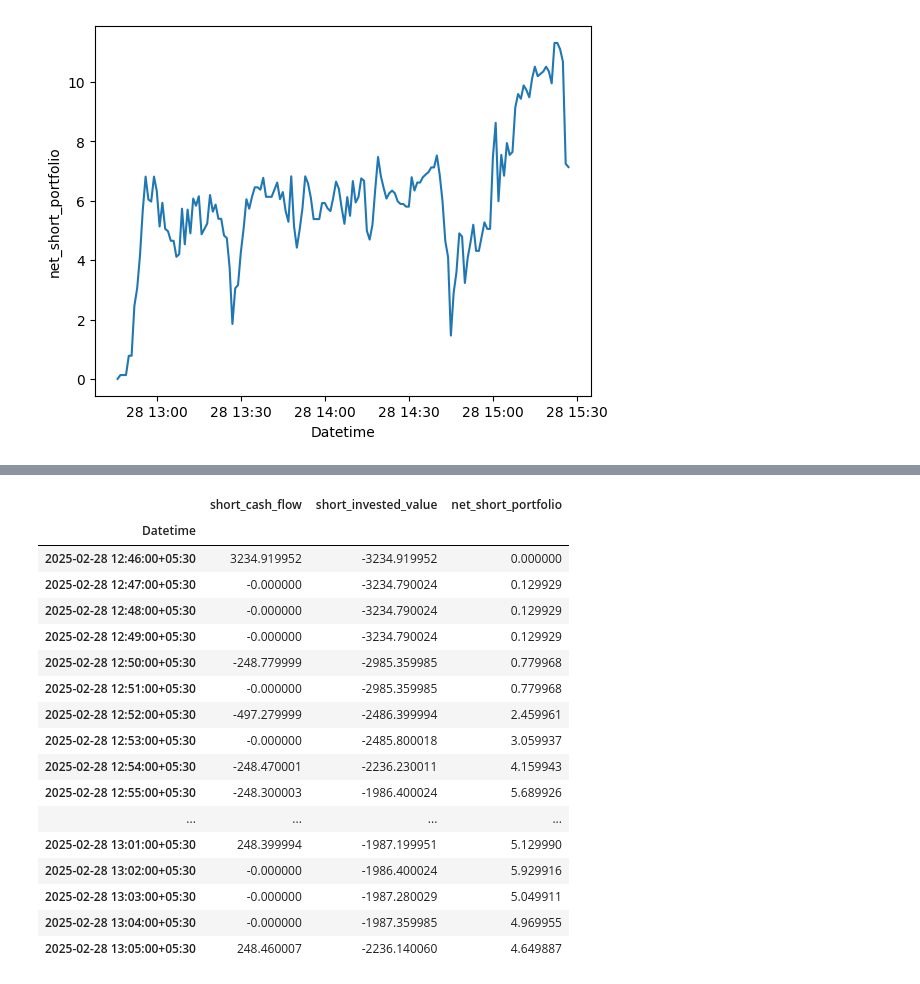
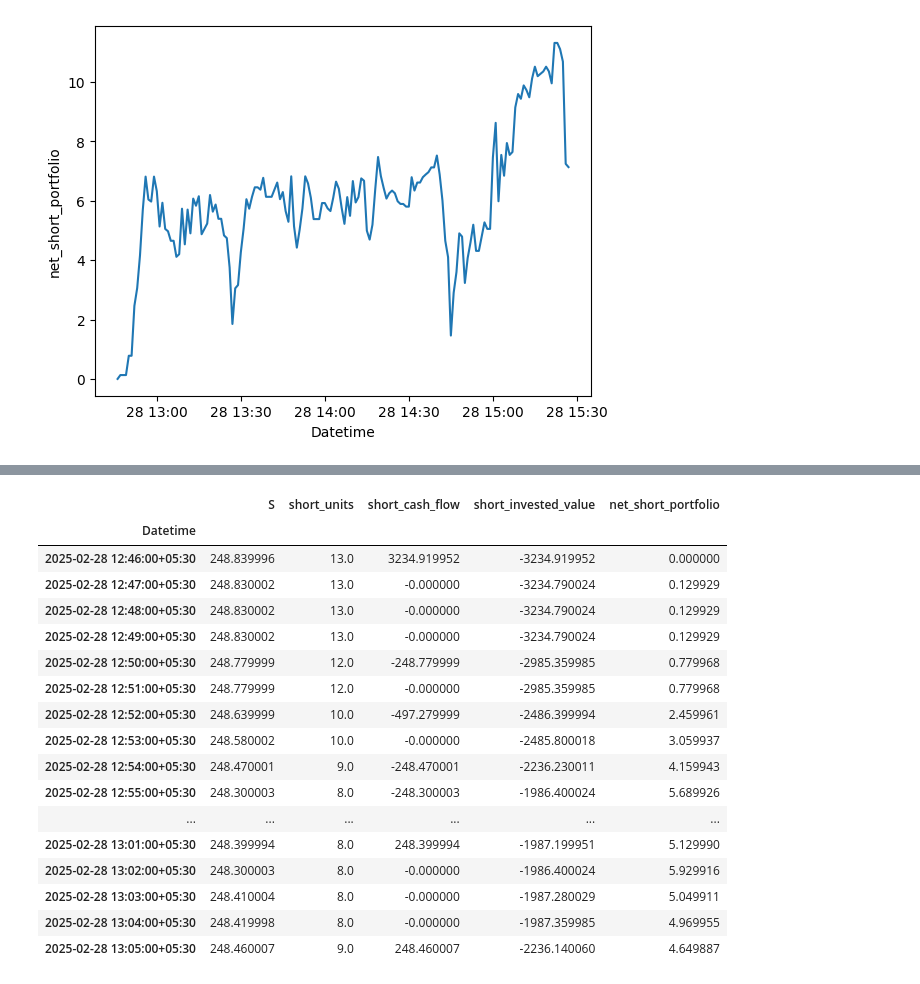
Before and after one commit to vkthakur90/AI_Applications, a Jupyter notebook: Performace_Enhanced_Auto_Regreesion.ipynb, the cells around one changed output, grey strips where cells are left out. Saved outputs shown, nothing was run; the diff lists cells and outputs as text; code cells hidden in the pictures.

```diff
--- a/Performace_Enhanced_Auto_Regreesion.ipynb
+++ b/Performace_Enhanced_Auto_Regreesion.ipynb
@@ -386,21 +386,21 @@ entity['strategy'][['S', 'long_units', 'long_cash_flow', 'long_invested_value',
 # %%
-entity['strategy'][['short_cash_flow', 'short_invested_value', 'net_short_portfolio']].head(20)
+entity['strategy'][['S', 'short_units', 'short_cash_flow', 'short_invested_value', 'net_short_portfolio']].head(20)
 # %% [output]
-|  | short_cash_flow | short_invested_value | net_short_portfolio |
-| Datetime |  |  |  |
-| 2025-02-28 12:46:00+05:30 | 3234.919952 | -3234.919952 | 0.000000 |
-| 2025-02-28 12:47:00+05:30 | -0.000000 | -3234.790024 | 0.129929 |
-| 2025-02-28 12:48:00+05:30 | -0.000000 | -3234.790024 | 0.129929 |
-| 2025-02-28 12:49:00+05:30 | -0.000000 | -3234.790024 | 0.129929 |
-| 2025-02-28 12:50:00+05:30 | -248.779999 | -2985.359985 | 0.779968 |
-| 2025-02-28 12:51:00+05:30 | -0.000000 | -2985.359985 | 0.779968 |
-| 2025-02-28 12:52:00+05:30 | -497.279999 | -2486.399994 | 2.459961 |
-| 2025-02-28 12:53:00+05:30 | -0.000000 | -2485.800018 | 3.059937 |
-| 2025-02-28 12:54:00+05:30 | -248.470001 | -2236.230011 | 4.159943 |
-| 2025-02-28 12:55:00+05:30 | -248.300003 | -1986.400024 | 5.689926 |
-| ... | ... | ... | ... |
-| 2025-02-28 13:01:00+05:30 | 248.399994 | -1987.199951 | 5.129990 |
-| 2025-02-28 13:02:00+05:30 | -0.000000 | -1986.400024 | 5.929916 |
-| 2025-02-28 13:03:00+05:30 | -0.000000 | -1987.280029 | 5.049911 |
-| 2025-02-28 13:04:00+05:30 | -0.000000 | -1987.359985 | 4.969955 |
-| 2025-02-28 13:05:00+05:30 | 248.460007 | -2236.140060 | 4.649887 |
+|  | S | short_units | short_cash_flow | short_invested_value | net_short_portfolio |
+| Datetime |  |  |  |  |  |
+| 2025-02-28 12:46:00+05:30 | 248.839996 | 13.0 | 3234.919952 | -3234.919952 | 0.000000 |
+| 2025-02-28 12:47:00+05:30 | 248.830002 | 13.0 | -0.000000 | -3234.790024 | 0.129929 |
+| 2025-02-28 12:48:00+05:30 | 248.830002 | 13.0 | -0.000000 | -3234.790024 | 0.129929 |
+| 2025-02-28 12:49:00+05:30 | 248.830002 | 13.0 | -0.000000 | -3234.790024 | 0.129929 |
+| 2025-02-28 12:50:00+05:30 | 248.779999 | 12.0 | -248.779999 | -2985.359985 | 0.779968 |
+| 2025-02-28 12:51:00+05:30 | 248.779999 | 12.0 | -0.000000 | -2985.359985 | 0.779968 |
+| 2025-02-28 12:52:00+05:30 | 248.639999 | 10.0 | -497.279999 | -2486.399994 | 2.459961 |
+| 2025-02-28 12:53:00+05:30 | 248.580002 | 10.0 | -0.000000 | -2485.800018 | 3.059937 |
+| 2025-02-28 12:54:00+05:30 | 248.470001 | 9.0 | -248.470001 | -2236.230011 | 4.159943 |
+| 2025-02-28 12:55:00+05:30 | 248.300003 | 8.0 | -248.300003 | -1986.400024 | 5.689926 |
+| ... | ... | ... | ... | ... | ... |
+| 2025-02-28 13:01:00+05:30 | 248.399994 | 8.0 | 248.399994 | -1987.199951 | 5.129990 |
+| 2025-02-28 13:02:00+05:30 | 248.300003 | 8.0 | -0.000000 | -1986.400024 | 5.929916 |
+| 2025-02-28 13:03:00+05:30 | 248.410004 | 8.0 | -0.000000 | -1987.280029 | 5.049911 |
+| 2025-02-28 13:04:00+05:30 | 248.419998 | 8.0 | -0.000000 | -1987.359985 | 4.969955 |
+| 2025-02-28 13:05:00+05:30 | 248.460007 | 9.0 | 248.460007 | -2236.140060 | 4.649887 |
```
Also changed, not shown: parts of 5 cells of this notebook.
